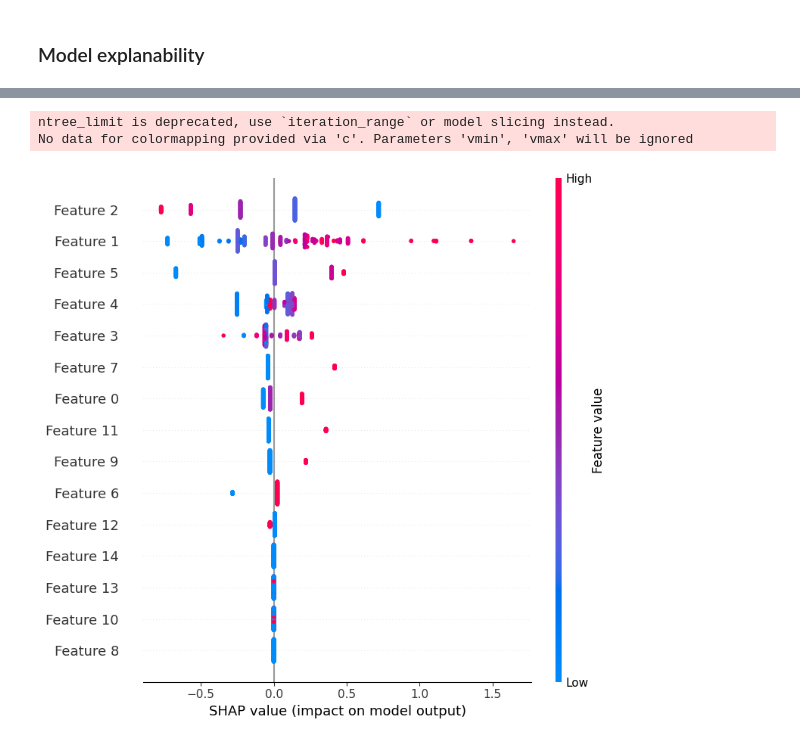
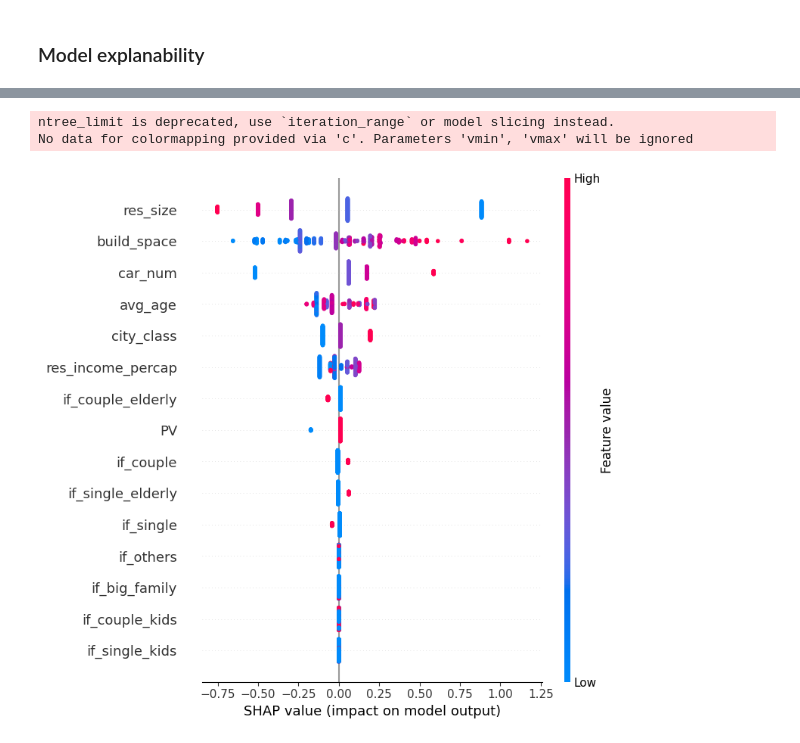
Before and after one commit to wuyi0614/utokyo-lecture-01, a Jupyter notebook: tutorial-classification-001.ipynb, the cells around one changed output, grey strips where cells are left out. Drawn from its saved outputs; the diff is of its cells as text; code cells hidden in the pictures.

```diff
--- a/tutorial-classification-001.ipynb
+++ b/tutorial-classification-001.ipynb
@@ -63,7 +65,22 @@ def preprocessing(data: pd.DataFrame, vars: list):
         scaled[k] = scored.reshape(len(scaled), )
 
     return scaled
+
+
+def remove_negative_values(data: pd.DataFrame):
+    """remove negative values in the table that must be invalid"""
+    key4test = ['emits_per', 'res_income_percap']
+    idx = []
+    for k in key4test:
+        foo = data[k]
+        idx += list(foo[foo >= 0].index)
+
+    idx = list(set(idx))
+    out = data.iloc[idx, :]
+    print(f'Ex-preprocessing: {len(data)}; Post-preprocessing: {len(out)}')
+    return out
 # %%
 # use preprocessing approach to standardise data
 keys4scale = ['build_space', 'res_income_percap', 'emits_per']
 scaled = preprocessing(data, keys4scale)
+scaled = remove_negative_values(scaled)
@@ -207,9 +267,9 @@ if_others = -0.31284
 # %%
 # explanability using shap
 explainer = shap.TreeExplainer(model)
 shap_values = explainer.shap_values(x)
-shap.summary_plot(shap_values, x)
+shap.summary_plot(shap_values, x, feature_names=xkeys)
 # %% [output]
 ntree_limit is deprecated, use `iteration_range` or model slicing instead.
 No data for colormapping provided via 'c'. Parameters 'vmin', 'vmax' will be ignored
-[figure, old version]
+[figure, new version]
```
Also changed, not shown: parts of 13 cells of this notebook, 1 other file.
